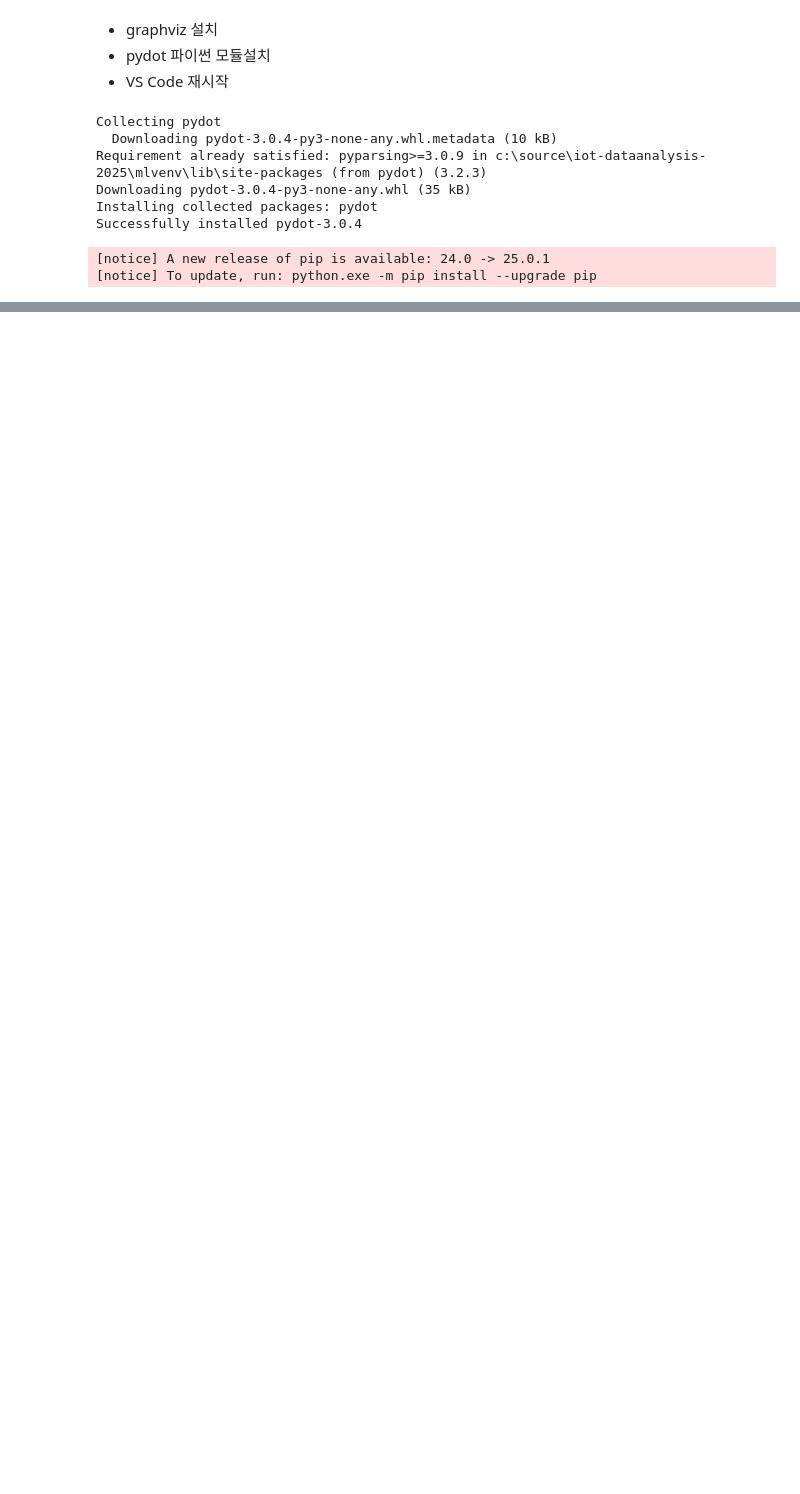
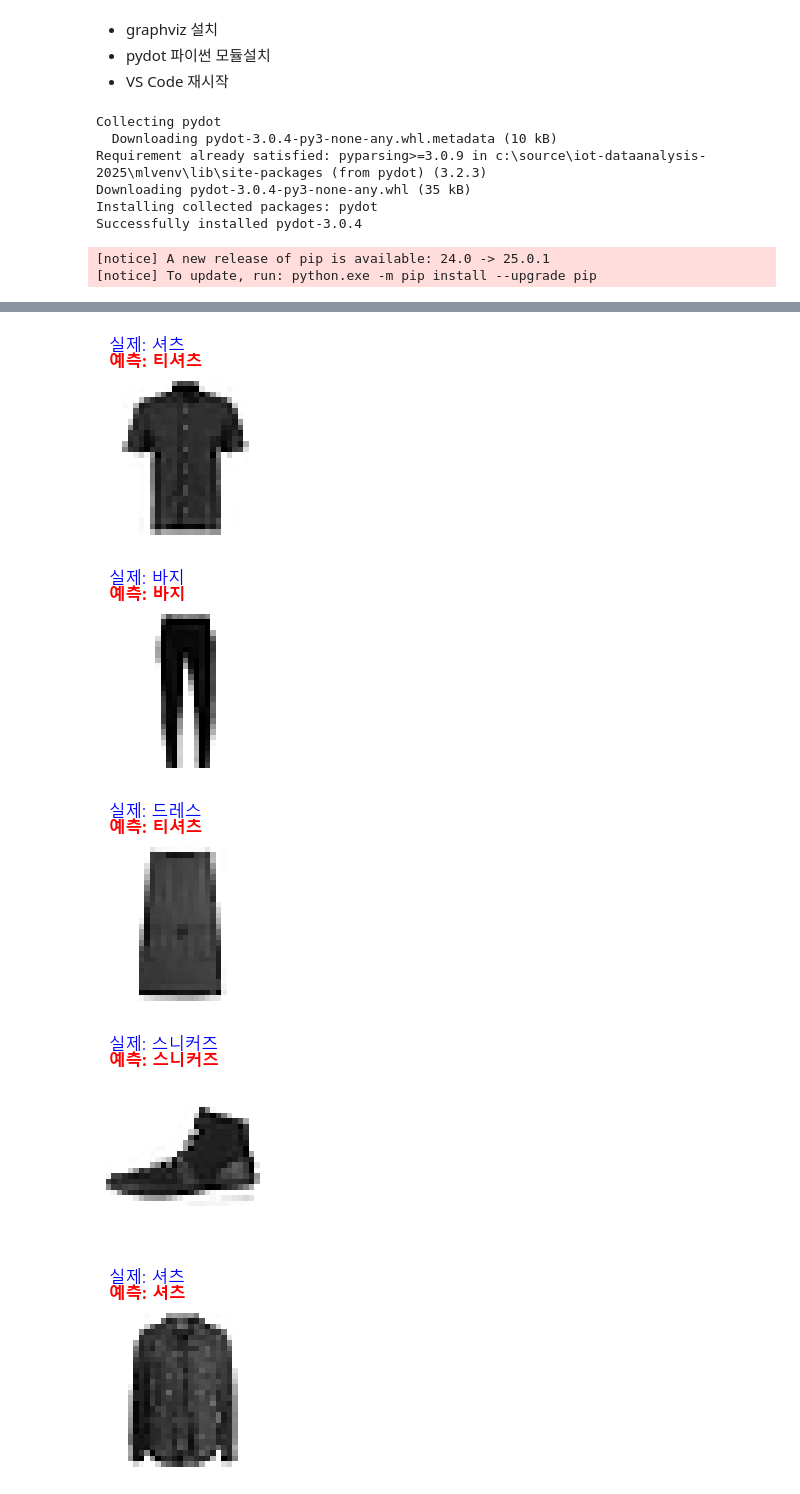
Before and after one commit to Donkwam/iot-dataanalysis-2025, a Jupyter notebook: day05/mldl01_케라스_합성곱신경망.ipynb, the cells around one changed output, grey strips where cells are left out. Saved outputs shown, nothing was run; the diff lists cells and outputs as text; code cells hidden in the pictures; blank space fills up the shorter version.

```diff
--- a/day05/mldl01_케라스_합성곱신경망.ipynb
+++ b/day05/mldl01_케라스_합성곱신경망.ipynb
@@ -159,0 +236,15 @@ Successfully installed pydot-3.0.4
+# %%
+# 한글로 Matplotlib 사용시 항상 필요
+from matplotlib import rcParams, font_manager, rc
+
+font_path = 'C:/Windows/Fonts/malgun.ttf'
+font = font_manager.FontProperties(fname=font_path).get_name()
+rc('font', family=font)
+rcParams['axes.unicode_minus'] = False
+
+sns.set_style('darkgrid')
+sns.set_theme(font='Malgun Gothic', rc={'axes.unicode_minus': False})
+# %%
+class_names = ['티셔츠', '바지', '스웨터', '드레스', '코트', '샌달', '셔츠', '스니커즈', '가방', '앵클부츠']
+# %%
+pred_result = model.predict(test_scaled)
@@ -159,0 +253,23 @@ Successfully installed pydot-3.0.4
+# %%
+# 테스트이미지와 예측결과 시각화
+def show_image(index):
+    plt.figure(figsize=(2,2))
+    plt.imshow(test_input[index].reshape(28, 28), cmap='gray_r')
+    true_label = class_names[test_target[index]]
+    pred_label = class_names[np.argmax(pred_result[index])]
+
+    #plt.title(f'실제: {true_label}, 예측: {pred_label}')
+    plt.text(0, -6, f'실제: {true_label}', fontsize=12, color='blue')
+    plt.text(0, -3, f'예측: {pred_label}', fontsize=12, color='red', fontweight='bold')
+
+    plt.axis('off')
+    plt.show()
+# %%
+for i in range(40, 45):
+    show_image(i)
+# %% [output]
+[figure, added]
+[figure, added]
+[figure, added]
+[figure, added]
+[figure, added]
```
Also changed, not shown: parts of 32 cells of this notebook, 4 other files.
